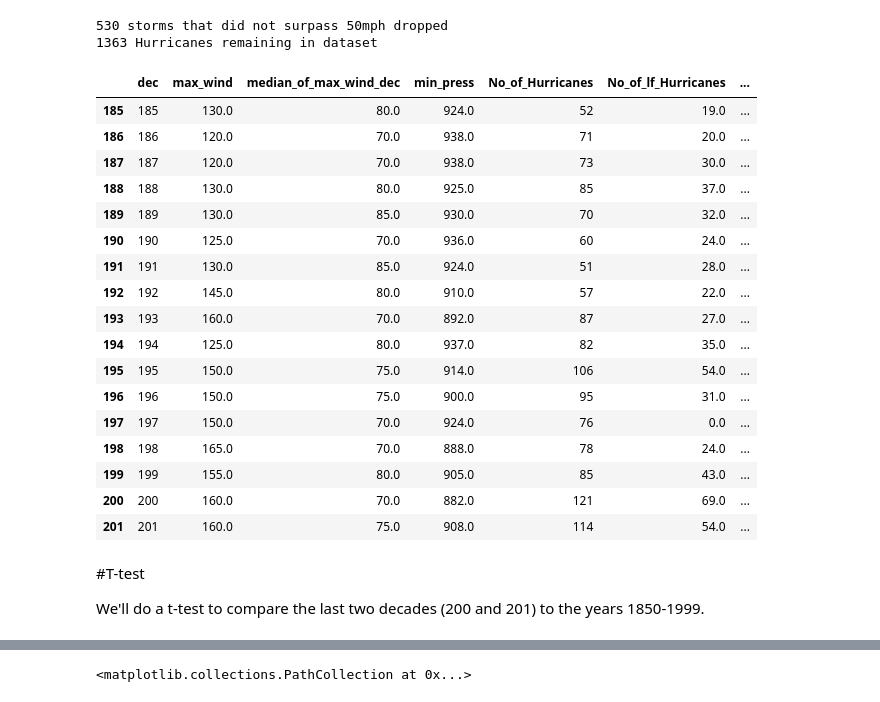
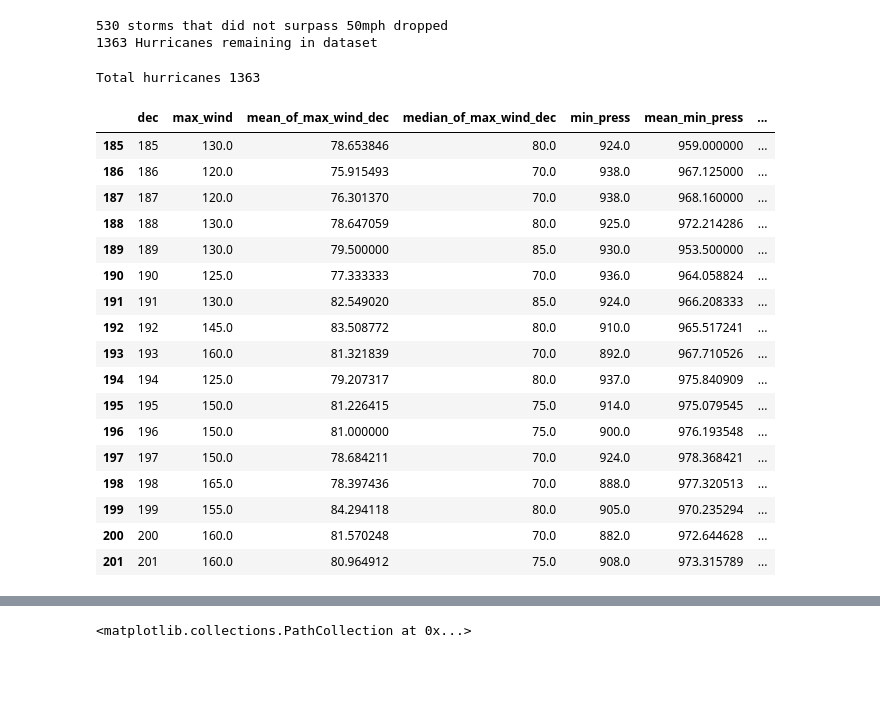
Before and after one commit to nicolascarva/HURDAT, a Jupyter notebook: Hurdat.ipynb, the cells around one changed output, grey strips where cells are left out. Saved outputs shown, nothing was run; the diff lists cells and outputs as text; code cells hidden in the pictures; blank space fills up the shorter version.

```diff
--- a/Hurdat.ipynb
+++ b/Hurdat.ipynb
@@ -177,44 +177,49 @@ print(len(df_hur2), 'Hurricanes remaining in dataset')
 # %%
 #Group data by decades
 max_wind_dec=df_hur2.groupby(['dec'], sort=None)['max_wind'].max()
 
+mean_of_max_wind_dec=df_hur2.groupby(['dec'], sort=None)['max_wind'].mean()
+
 median_of_max_wind_dec=df_hur2.groupby(['dec'], sort=None)['max_wind'].median()
 
 min_press_dec=df_hur2.groupby(['dec'], sort=None)['min_press'].min()
+
+mean_min_press_dec=df_hur2.groupby(['dec'], sort=None)['min_press'].mean()
 
 num_hur_dec=df_hur2['dec'].value_counts()
 
 lf_dec=df_hur2.groupby(['dec'],sort=None)['lf'].sum()
 
 ws_lf_dec=df_hur2.groupby(['dec'],sort=None)['wind_speed_lf'].mean()  #Calculate mean wind speed recorded of hurricanes at time of landfall
 
 
 # unique_decs=df_hur2['dec'].unique()
 # unique_decs
-df_dec=pd.DataFrame({'dec': df_hur2['dec'].unique(), 'max_wind': max_wind_dec, 'median_of_max_wind_dec': median_of_max_wind_dec, 'min_press': min_press_dec, 'No_of_Hurricanes': num_hur_dec, 'No_of_lf_Hurricanes': lf_dec, 'mean_ws_at_lf': round(ws_lf_dec,1)})
+df_dec=pd.DataFrame({'dec': df_hur2['dec'].unique(), 'max_wind': max_wind_dec, 'mean_of_max_wind_dec': mean_of_max_wind_dec,'median_of_max_wind_dec': median_of_max_wind_dec, 'min_press': min_press_dec,'mean_min_press': mean_min_press_dec, 'No_of_Hurricanes': num_hur_dec, 'No_of_lf_Hurricanes': lf_dec, 'mean_ws_at_lf': round(ws_lf_dec,1)})
 
 df_dec['lf_perc']=round(df_dec['No_of_lf_Hurricanes']/df_dec['No_of_Hurricanes']*100,2)
+
+
+print('Total hurricanes',df_dec['No_of_Hurricanes'].sum()) #check
+print('')
 df_dec.head(25)
 # %% [output]
+Total hurricanes 1363
-|  | dec | max_wind | median_of_max_wind_dec | min_press | No_of_Hurricanes | No_of_lf_Hurricanes | ... |
-| 185 | 185 | 130.0 | 80.0 | 924.0 | 52 | 19.0 | ... |
-| 186 | 186 | 120.0 | 70.0 | 938.0 | 71 | 20.0 | ... |
-| 187 | 187 | 120.0 | 70.0 | 938.0 | 73 | 30.0 | ... |
-| 188 | 188 | 130.0 | 80.0 | 925.0 | 85 | 37.0 | ... |
-| 189 | 189 | 130.0 | 85.0 | 930.0 | 70 | 32.0 | ... |
-| 190 | 190 | 125.0 | 70.0 | 936.0 | 60 | 24.0 | ... |
-| 191 | 191 | 130.0 | 85.0 | 924.0 | 51 | 28.0 | ... |
-| 192 | 192 | 145.0 | 80.0 | 910.0 | 57 | 22.0 | ... |
-| 193 | 193 | 160.0 | 70.0 | 892.0 | 87 | 27.0 | ... |
-| 194 | 194 | 125.0 | 80.0 | 937.0 | 82 | 35.0 | ... |
-| 195 | 195 | 150.0 | 75.0 | 914.0 | 106 | 54.0 | ... |
-| 196 | 196 | 150.0 | 75.0 | 900.0 | 95 | 31.0 | ... |
-| 197 | 197 | 150.0 | 70.0 | 924.0 | 76 | 0.0 | ... |
-| 198 | 198 | 165.0 | 70.0 | 888.0 | 78 | 24.0 | ... |
-| 199 | 199 | 155.0 | 80.0 | 905.0 | 85 | 43.0 | ... |
-| 200 | 200 | 160.0 | 70.0 | 882.0 | 121 | 69.0 | ... |
-| 201 | 201 | 160.0 | 75.0 | 908.0 | 114 | 54.0 | ... |
+|  | dec | max_wind | mean_of_max_wind_dec | median_of_max_wind_dec | min_press | mean_min_press | ... |
+| 185 | 185 | 130.0 | 78.653846 | 80.0 | 924.0 | 959.000000 | ... |
+| 186 | 186 | 120.0 | 75.915493 | 70.0 | 938.0 | 967.125000 | ... |
+| 187 | 187 | 120.0 | 76.301370 | 70.0 | 938.0 | 968.160000 | ... |
+| 188 | 188 | 130.0 | 78.647059 | 80.0 | 925.0 | 972.214286 | ... |
+| 189 | 189 | 130.0 | 79.500000 | 85.0 | 930.0 | 953.500000 | ... |
+| 190 | 190 | 125.0 | 77.333333 | 70.0 | 936.0 | 964.058824 | ... |
+| 191 | 191 | 130.0 | 82.549020 | 85.0 | 924.0 | 966.208333 | ... |
+| 192 | 192 | 145.0 | 83.508772 | 80.0 | 910.0 | 965.517241 | ... |
+| 193 | 193 | 160.0 | 81.321839 | 70.0 | 892.0 | 967.710526 | ... |
+| 194 | 194 | 125.0 | 79.207317 | 80.0 | 937.0 | 975.840909 | ... |
+| 195 | 195 | 150.0 | 81.226415 | 75.0 | 914.0 | 975.079545 | ... |
+| 196 | 196 | 150.0 | 81.000000 | 75.0 | 900.0 | 976.193548 | ... |
+| 197 | 197 | 150.0 | 78.684211 | 70.0 | 924.0 | 978.368421 | ... |
+| 198 | 198 | 165.0 | 78.397436 | 70.0 | 888.0 | 977.320513 | ... |
+| 199 | 199 | 155.0 | 84.294118 | 80.0 | 905.0 | 970.235294 | ... |
+| 200 | 200 | 160.0 | 81.570248 | 70.0 | 882.0 | 972.644628 | ... |
+| 201 | 201 | 160.0 | 80.964912 | 75.0 | 908.0 | 973.315789 | ... |
-# %% [markdown]
-#T-test
-
-We'll do a t-test to compare the last two decades (200 and 201) to the years 1850-1999.
```
Also changed, not shown: parts of 5 cells of this notebook.
